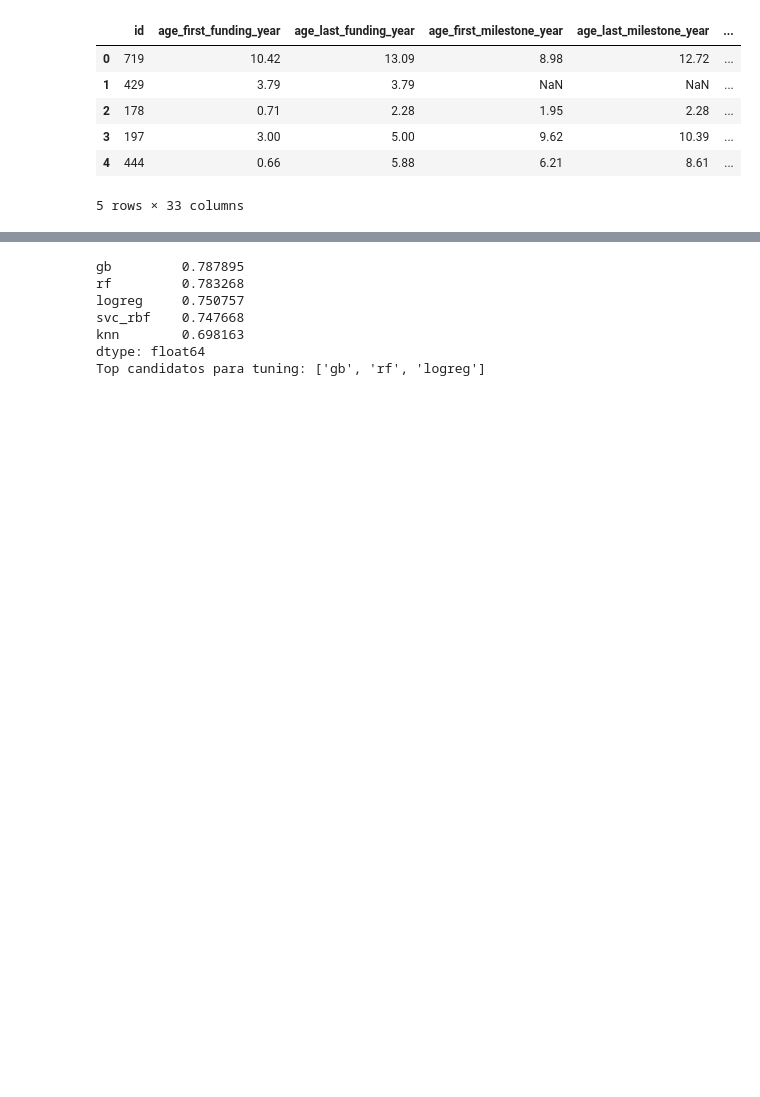
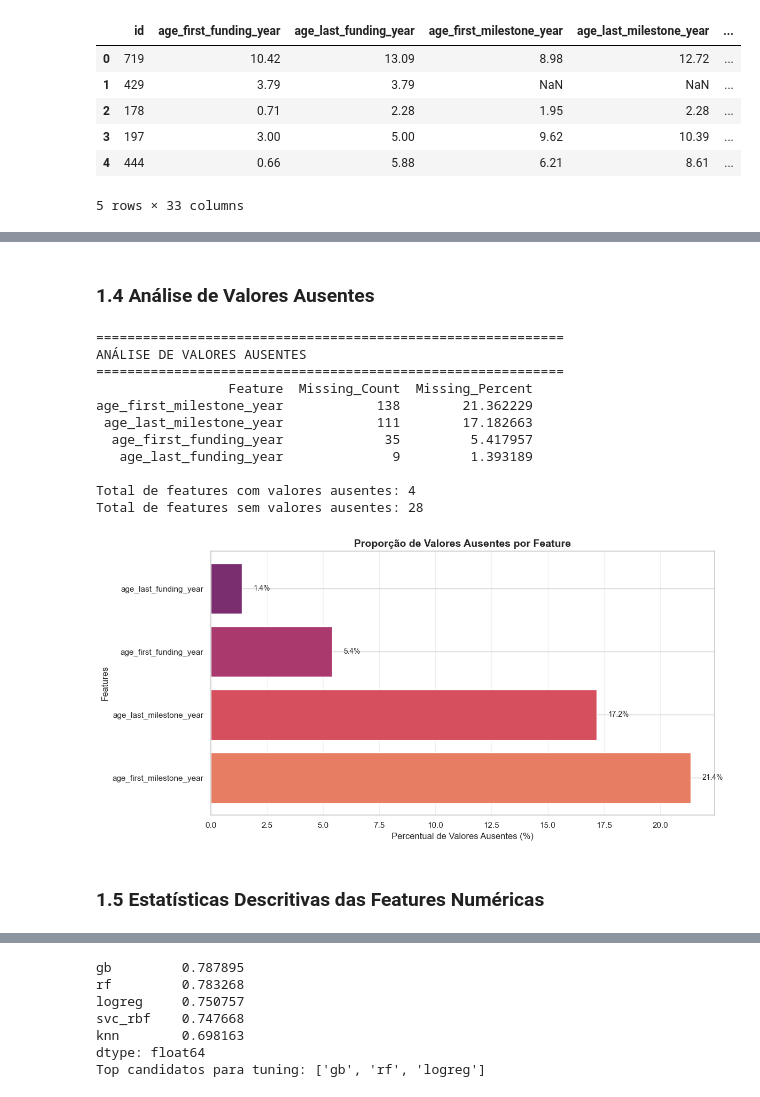
Before and after one commit to hugomontan/model_startups, a Jupyter notebook: kaggle.ipynb, the cells around one changed output, grey strips where cells are left out. Drawn from its saved outputs; the diff is of its cells as text; code cells hidden in the pictures; blank space fills up the shorter version.

```diff
--- a/kaggle.ipynb
+++ b/kaggle.ipynb
@@ -175,0 +116,50 @@ Name: labels, dtype: float64
+# %% [markdown]
+### 1.4 Análise de Valores Ausentes
+# %%
+# Análise detalhada de valores ausentes
+missing_data = pd.DataFrame({
+    'Feature': X.columns,
+    'Missing_Count': X.isna().sum(),
+    'Missing_Percent': X.isna().mean() * 100
+})
+missing_data = missing_data[missing_data['Missing_Count'] > 0].sort_values('Missing_Percent', ascending=False)
+
+print("=" * 60)
+print("ANÁLISE DE VALORES AUSENTES")
+print("=" * 60)
+print(missing_data.to_string(index=False))
+print(f"\nTotal de features com valores ausentes: {len(missing_data)}")
+print(f"Total de features sem valores ausentes: {X.shape[1] - len(missing_data)}")
+
+# Visualização de missing values
+if len(missing_data) > 0:
+    fig, ax = plt.subplots(figsize=(12, 6))
+    colors = sns.color_palette("flare", n_colors=len(missing_data))
+    bars = ax.barh(missing_data['Feature'], missing_data['Missing_Percent'], color=colors)
+    ax.set_xlabel('Percentual de Valores Ausentes (%)', fontsize=12)
+    ax.set_ylabel('Features', fontsize=12)
+    ax.set_title('Proporção de Valores Ausentes por Feature', fontsize=14, fontweight='bold')
+    ax.grid(axis='x', alpha=0.3)
+
+    # Adicionar valores nas barras
+    for i, (bar, val) in enumerate(zip(bars, missing_data['Missing_Percent'])):
+        ax.text(val + 0.5, bar.get_y() + bar.get_height()/2, f'{val:.1f}%',
+                va='center', fontsize=10)
+
+    plt.tight_layout()
+    plt.show()
+# %% [output]
+============================================================
+ANÁLISE DE VALORES AUSENTES
+============================================================
+                 Feature  Missing_Count  Missing_Percent
+age_first_milestone_year            138        21.362229
+ age_last_milestone_year            111        17.182663
+  age_first_funding_year             35         5.417957
+   age_last_funding_year              9         1.393189
+
+Total de features com valores ausentes: 4
+Total de features sem valores ausentes: 28
+[figure, added]
+# %% [markdown]
+### 1.5 Estatísticas Descritivas das Features Numéricas
```
Also changed, not shown: parts of 59 cells of this notebook, 1 other file.
